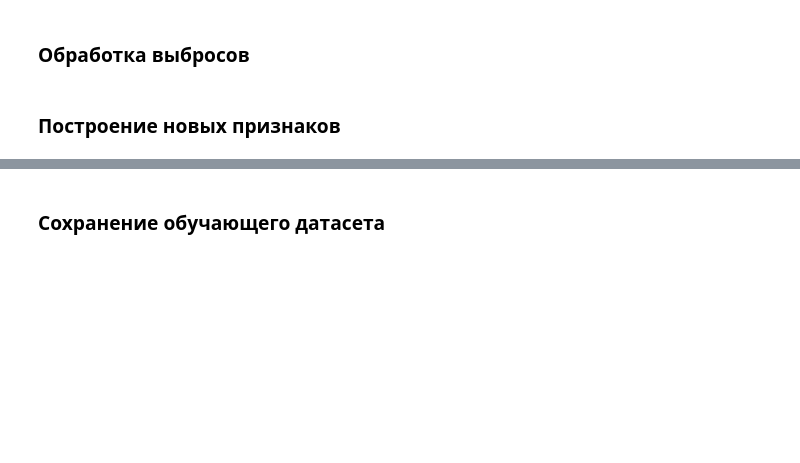
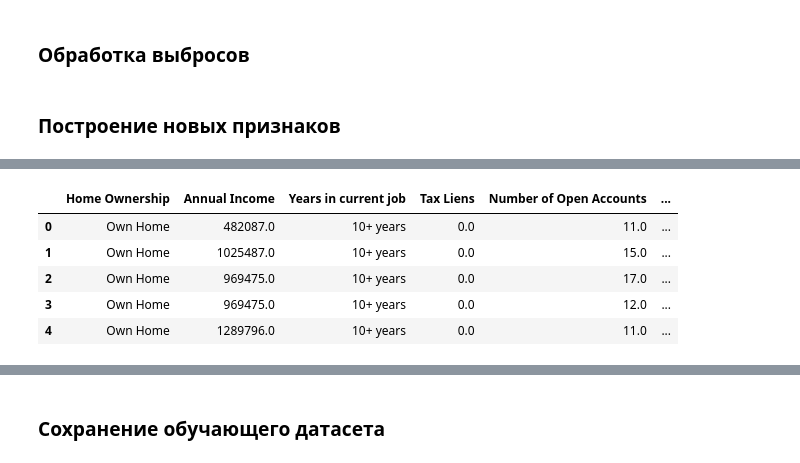
Before and after one commit to gulchitai/python4ds2, a Jupyter notebook: Course project/GSych_solution.ipynb, the cells around one changed output, grey strips where cells are left out. Saved outputs shown, nothing was run; the diff lists cells and outputs as text; code cells hidden in the pictures; blank space fills up the shorter version.

```diff
--- a/Course project/GSych_solution.ipynb
+++ b/Course project/GSych_solution.ipynb
@@ -361,3 +362,29 @@ df_train.rename(columns={'Years in current job_< 1 year': 'Years in current job_
+# %%
+#вариант 2
+groupby = df_train.groupby("Purpose")
+df_temp=groupby["Credit Default"].mean().to_frame()
+df_temp.rename(columns={'Credit Default': 'Purpose_mean'}, inplace=True)
+df_train = pd.merge(df_train, df_temp, on='Purpose', how='inner')
+
+groupby = df_train.groupby("Years in current job")
+df_temp=groupby["Credit Default"].mean().to_frame()
+df_temp.rename(columns={'Credit Default': 'Years in current job_mean'}, inplace=True)
+df_temp
+df_train = pd.merge(df_train, df_temp, on='Years in current job', how='inner')
+
+groupby = df_train.groupby("Home Ownership")
+df_temp=groupby["Credit Default"].mean().to_frame()
+df_temp.rename(columns={'Credit Default': 'Home Ownership_mean'}, inplace=True)
+df_train = pd.merge(df_train, df_temp, on='Home Ownership', how='inner')
+
+df_train.head()
+# %% [output]
+|  | Home Ownership | Annual Income | Years in current job | Tax Liens | Number of Open Accounts | ... |
+| 0 | Own Home | 482087.0 | 10+ years | 0.0 | 11.0 | ... |
+| 1 | Own Home | 1025487.0 | 10+ years | 0.0 | 15.0 | ... |
+| 2 | Own Home | 969475.0 | 10+ years | 0.0 | 17.0 | ... |
+| 3 | Own Home | 969475.0 | 10+ years | 0.0 | 12.0 | ... |
+| 4 | Own Home | 1289796.0 | 10+ years | 0.0 | 11.0 | ... |
 # %%
 df_train = df_train.drop(["Home Ownership", "Years in current job", "Purpose"], axis=1)
 # %%
```
Also changed, not shown: parts of 33 cells of this notebook, 1 other file.
